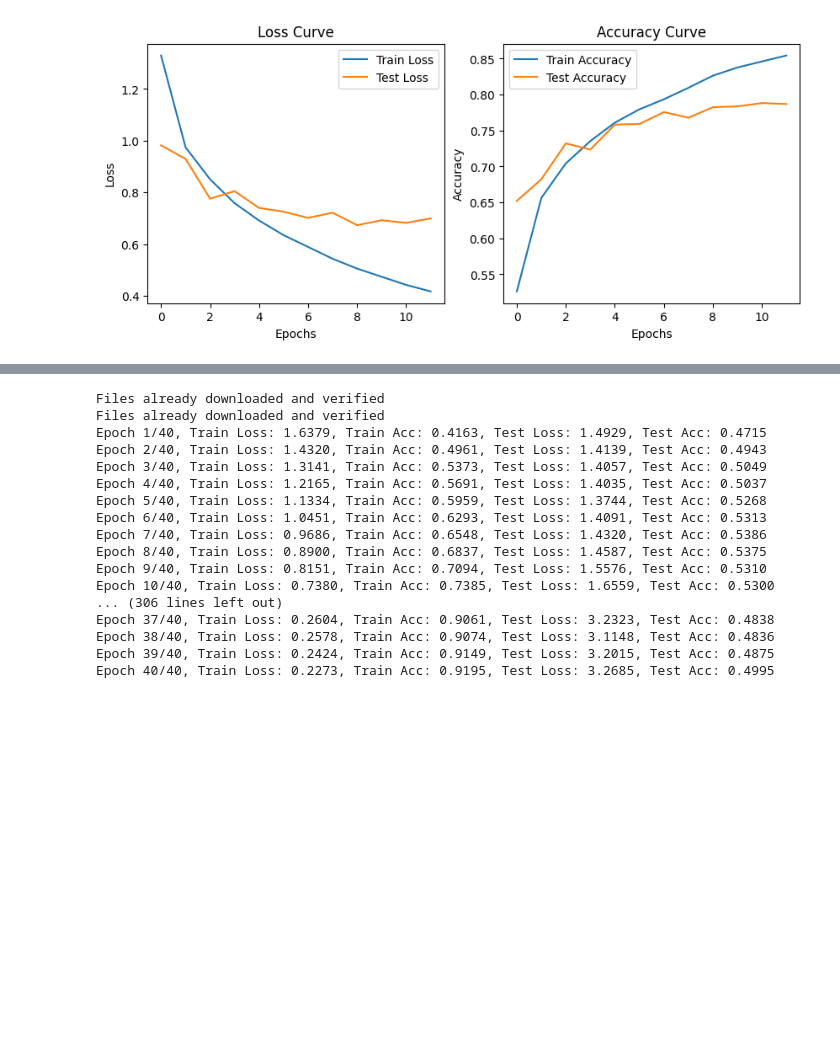
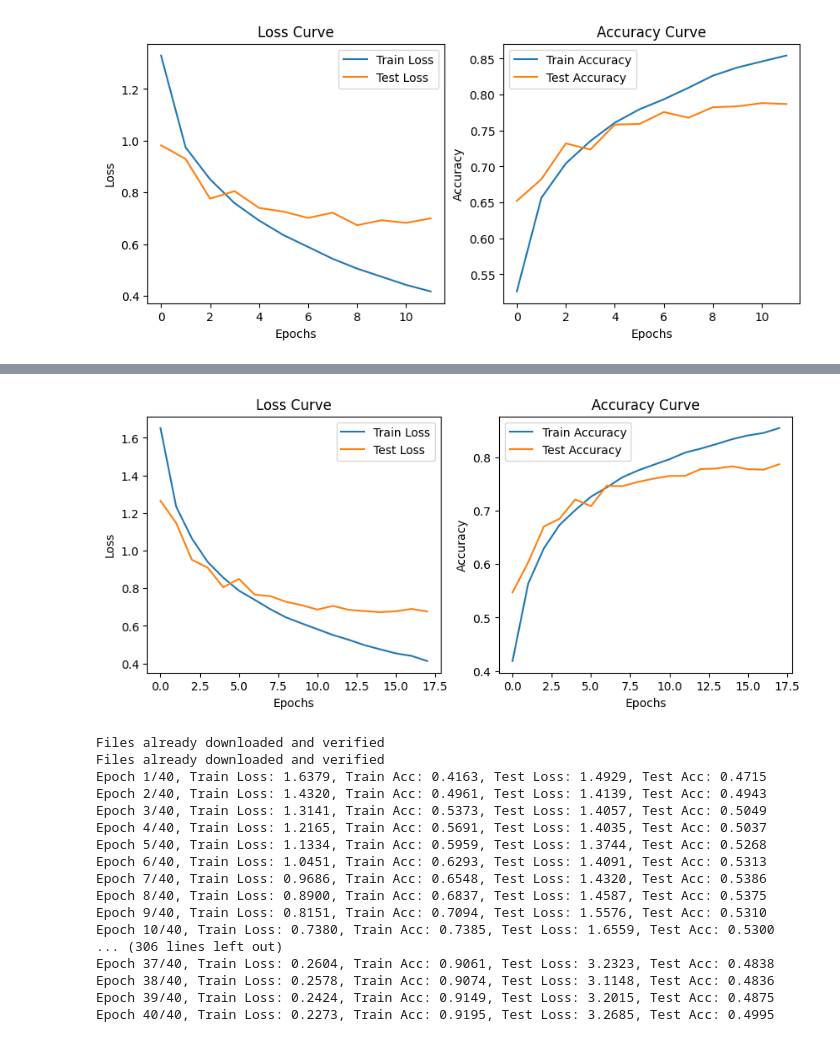
Before and after one commit to JaegerZhao/DeepLearning, a Jupyter notebook: 3 PyTorch实战_CIFAR10图像分类/CNN.ipynb, the cells around one changed output, grey strips where cells are left out. Drawn from its saved outputs; the diff is of its cells as text; code cells hidden in the pictures; blank space fills up the shorter version.

```diff
--- a/3 PyTorch实战_CIFAR10图像分类/CNN.ipynb
+++ b/3 PyTorch实战_CIFAR10图像分类/CNN.ipynb
@@ -619,3 +646,36 @@ Epoch 11/20, Train Loss: 0.4427, Train Acc: 0.8461, Test Loss: 0.6824, Test Acc:
 Epoch 12/20, Train Loss: 0.4176, Train Acc: 0.8543, Test Loss: 0.6998, Test Acc: 0.7869
 Validation loss has not decreased for 3 consecutive epochs. Early stopping...
 [figure]
+# %%
+# 定义ResNet + BN模型
+class ResNetBN(nn.Module):
+    def __init__(self):
+        super(ResNetBN, self).__init__()
+        self.resnet = torchvision.models.resnet18(pretrained=False)  # 使用ResNet18作为基础模型
+        in_features = self.resnet.fc.in_features
+        self.resnet.fc = nn.Linear(in_features, 10)  # 修改输出层的类别数
+        self.bn = nn.BatchNorm2d(3)  # Batch Normalization层，输入通道数为3（RGB图像）
+
+    def forward(self, x):
+        x = self.bn(x)
+        x = self.resnet(x)
+        return x
+# %%
+# 早停法+SGD+ResNet+BN
+
+# 选择模型
+model = ResNetBN().to(device)
+
+# 定义损失函数和优化器
+criterion = nn.CrossEntropyLoss()
+optimizer = optim.SGD(model.parameters(), lr=0.01, momentum=0.9)
+
+# 训练模型
+num_epochs = 20
+
+# 调用训练函数
+train_losses, train_accuracies, test_losses, test_accuracies = train_with_early_stopping(model, optimizer, criterion, num_epochs=20)
+
+# 绘制曲线
+drawlines(train_losses, test_losses, train_accuracies, test_accuracies)
+# %% [output]
@@ -622,3 +701,4 @@ Validation loss has not decreased for 3 consecutive epochs. Early stopping...
+[figure, added]
 # %%
 import torch
 import torch.nn as nn
```
Also changed, not shown: parts of 7 cells of this notebook.
